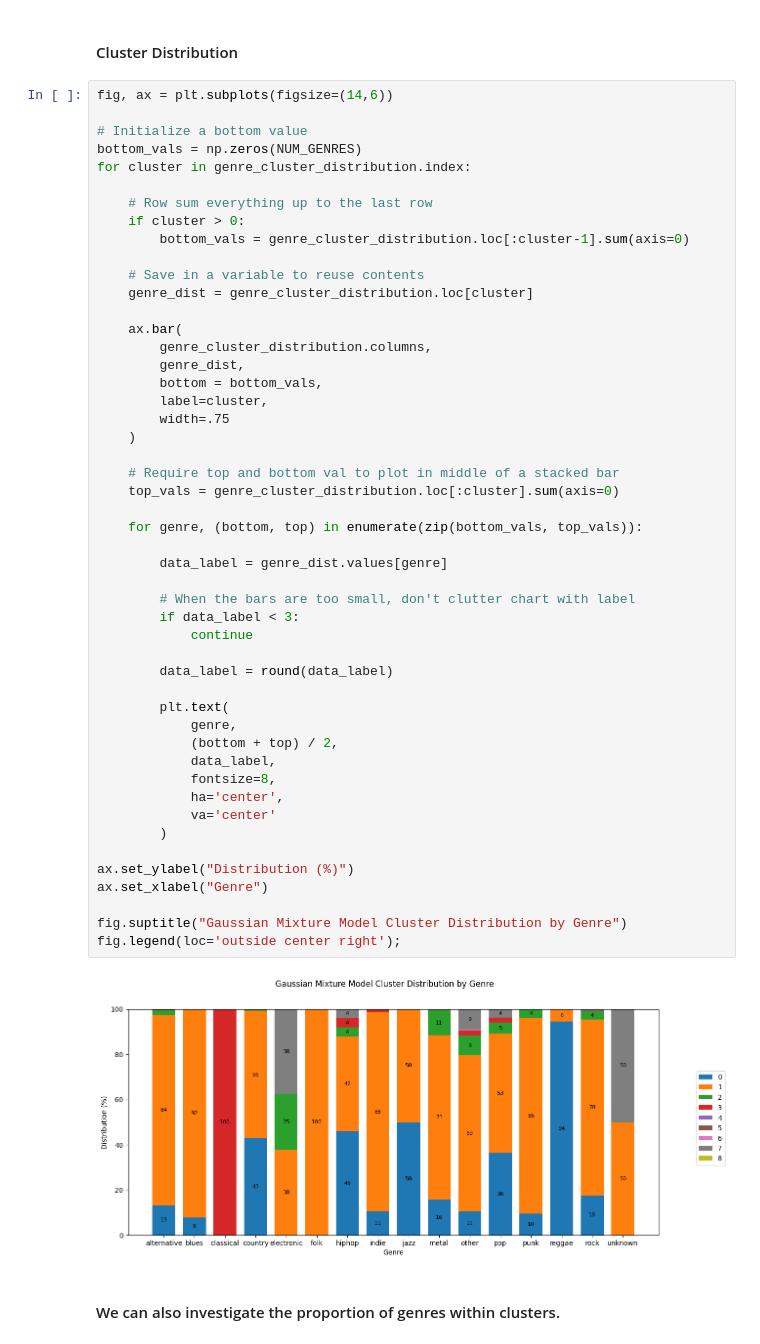
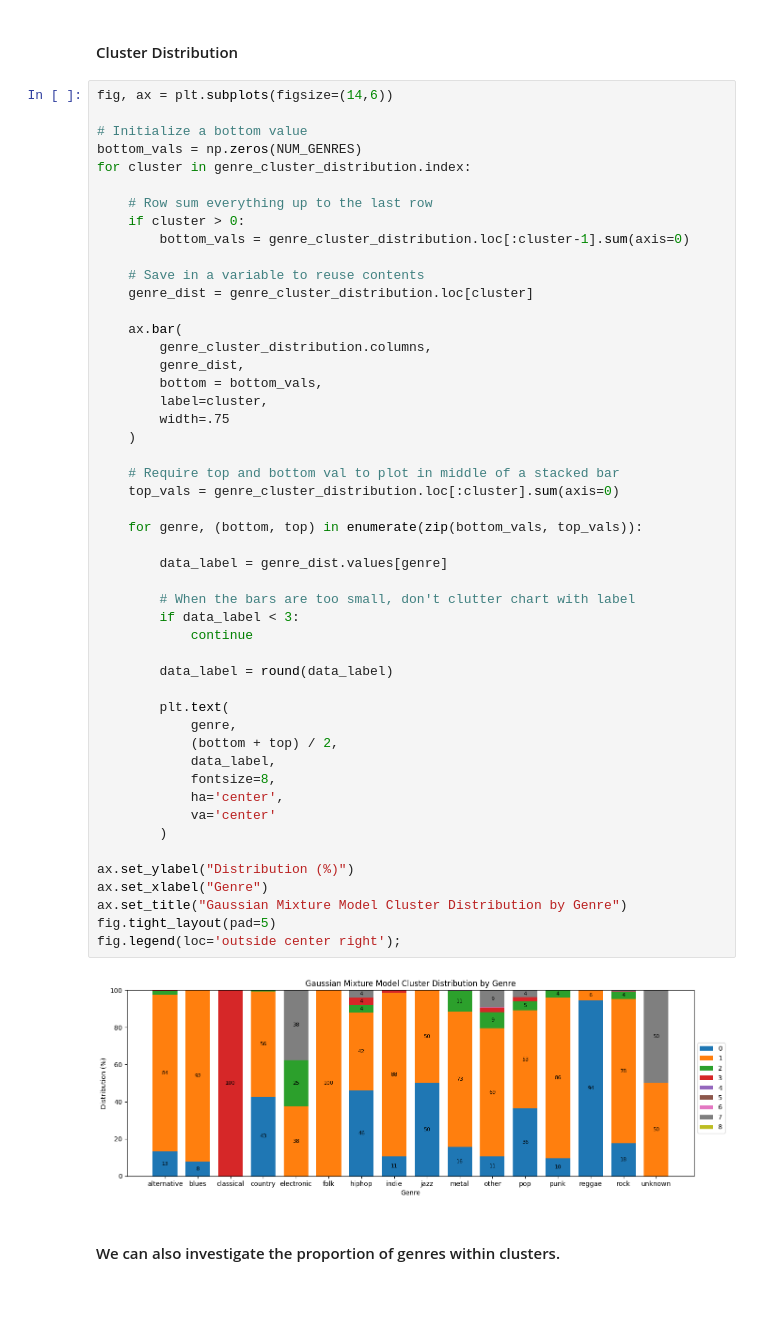
Before and after one commit to MattGroho/tab-hero, a Jupyter notebook: notebooks/unsupervised_pipeline_investigation.ipynb, the cells around one changed output. Drawn from its saved outputs; the diff is of its cells as text; blank space fills up the shorter version.

```diff
--- a/notebooks/unsupervised_pipeline_investigation.ipynb
+++ b/notebooks/unsupervised_pipeline_investigation.ipynb
@@ -1581,36 +1613,36 @@ for cluster in genre_cluster_distribution.index:
         label=cluster,
         width=.75
     )
 
     # Require top and bottom val to plot in middle of a stacked bar
     top_vals = genre_cluster_distribution.loc[:cluster].sum(axis=0)
 
     for genre, (bottom, top) in enumerate(zip(bottom_vals, top_vals)):
 
         data_label = genre_dist.values[genre]
 
         # When the bars are too small, don't clutter chart with label
         if data_label < 3:
             continue
 
         data_label = round(data_label)
 
         plt.text(
             genre,
             (bottom + top) / 2,
             data_label,
             fontsize=8,
             ha='center',
             va='center'
         )
 
 ax.set_ylabel("Distribution (%)")
 ax.set_xlabel("Genre")
-
-fig.suptitle("Gaussian Mixture Model Cluster Distribution by Genre")
+ax.set_title("Gaussian Mixture Model Cluster Distribution by Genre")
+fig.tight_layout(pad=5)
 fig.legend(loc='outside center right');
 # %% [output]
-[figure, old version]
+[figure, new version]
 # %% [markdown]
 #### We can also investigate the proportion of genres within clusters.
 # %%
```
Also changed, not shown: parts of 14 cells of this notebook.
